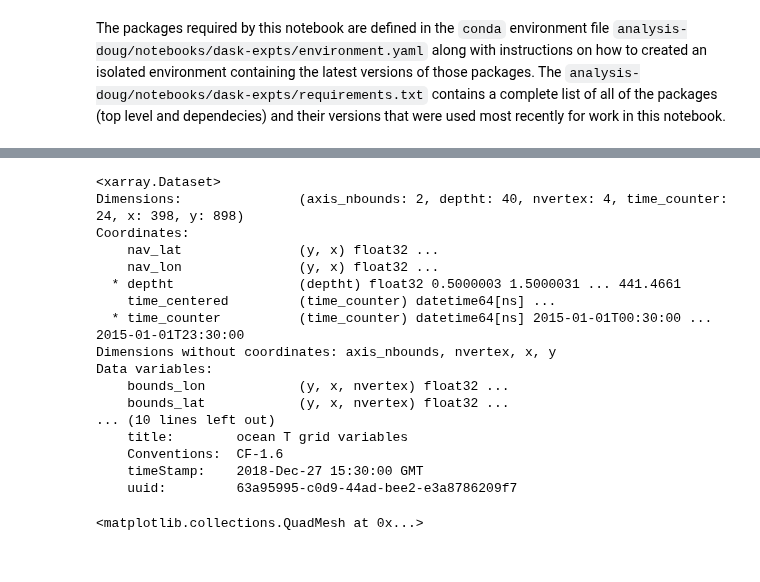
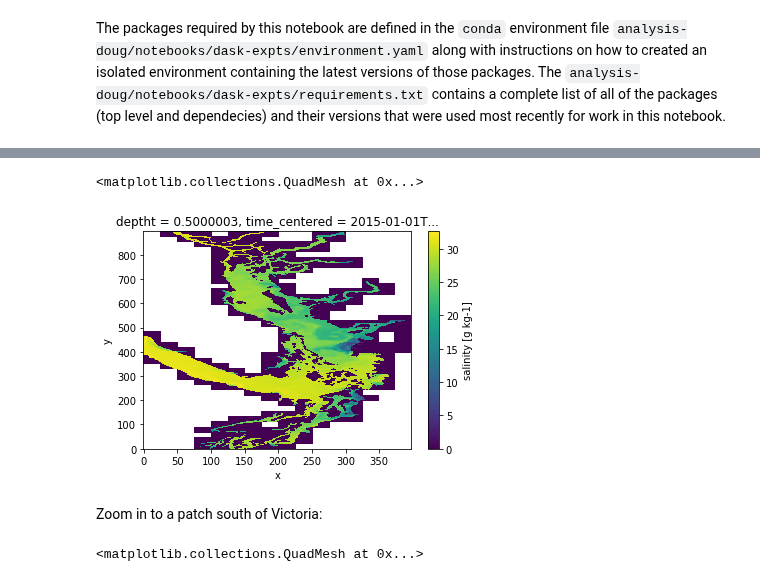
Before and after one commit to SalishSeaCast/analysis-doug, a Jupyter notebook: notebooks/dask-expts/dask_expts.ipynb, the cells around one changed output, grey strips where cells are left out. Saved outputs shown, nothing was run; the diff lists cells and outputs as text; code cells hidden in the pictures.

```diff
--- a/notebooks/dask-expts/dask_expts.ipynb
+++ b/notebooks/dask-expts/dask_expts.ipynb
@@ -24,2 +70,3 @@ Hosting the diagnostics dashboard on a random port instead.
 # %%
-ds = xarray.open_dataset("/tmp/dask-expts/SalishSea_1h_20150101_20150101_grid_T.nc")
+ds = xarray.open_dataset(ds_path)
+ds
@@ -26,23 +91,10 @@ ds = xarray.open_dataset("/tmp/dask-expts/SalishSea_1h_20150101_20150101_grid_T.
-# %%
-ds
-# %% [output]
-<xarray.Dataset>
-Dimensions:               (axis_nbounds: 2, deptht: 40, nvertex: 4, time_counter: 24, x: 398, y: 898)
-Coordinates:
-    nav_lat               (y, x) float32 ...
-    nav_lon               (y, x) float32 ...
-  * deptht                (deptht) float32 0.5000003 1.5000031 ... 441.4661
-    time_centered         (time_counter) datetime64[ns] ...
-  * time_counter          (time_counter) datetime64[ns] 2015-01-01T00:30:00 ... 2015-01-01T23:30:00
-Dimensions without coordinates: axis_nbounds, nvertex, x, y
-Data variables:
-    bounds_lon            (y, x, nvertex) float32 ...
-    bounds_lat            (y, x, nvertex) float32 ...
-... (10 lines left out)
-    title:        ocean T grid variables
-    Conventions:  CF-1.6
-    timeStamp:    2018-Dec-27 15:30:00 GMT
-    uuid:         63a95995-c0d9-44ad-bee2-e3a8786209f7
+# %%
+ds.vosaline.isel(time_counter=0, deptht=0).plot()
+# %% [output]
+<matplotlib.collections.QuadMesh at 0x...>
+[figure, added]
+# %% [markdown]
+Zoom in to a patch south of Victoria:
 # %%
 ds.vosaline.isel(time_counter=0, deptht=0, y=slice(200, 300), x=slice(200,250)).plot()
 # %% [output]
```
Also changed, not shown: parts of 75 cells of this notebook, 3 other files.
